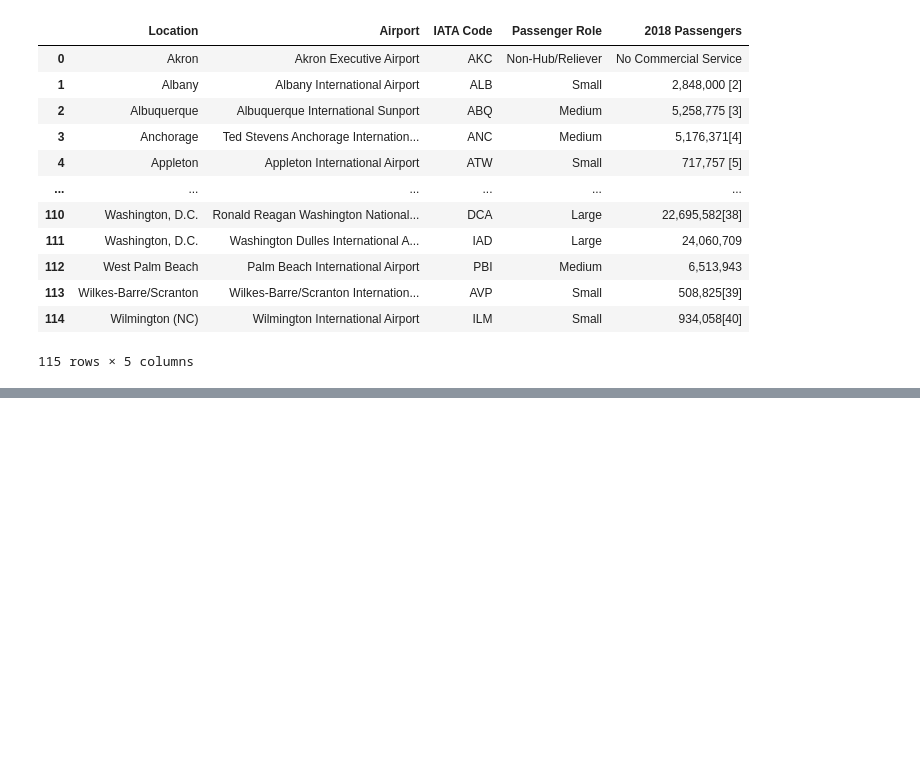
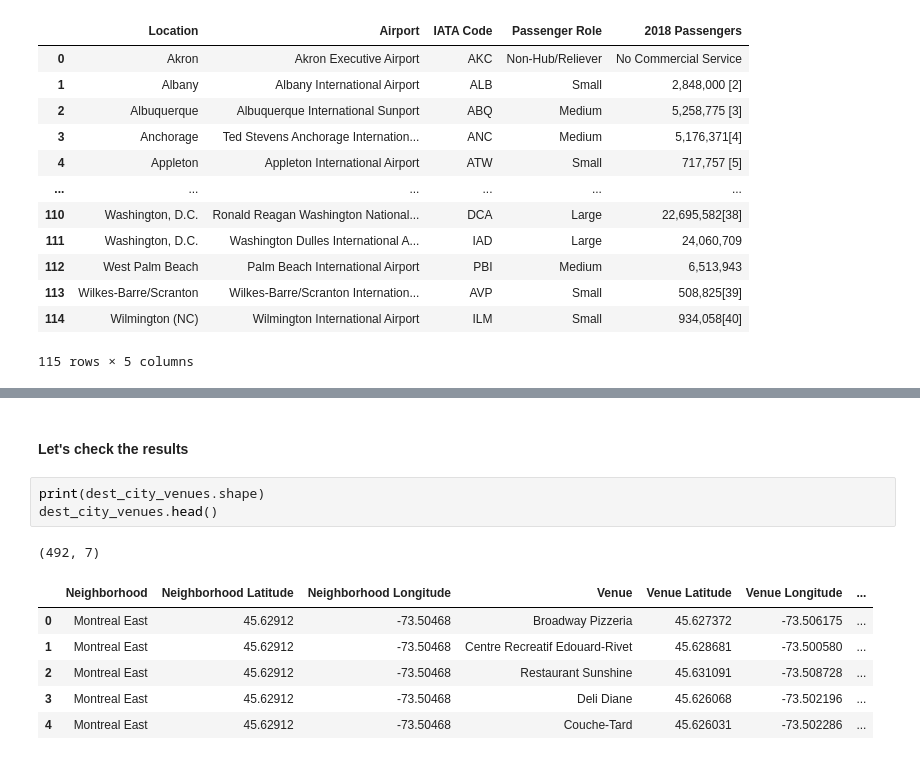
Before and after one commit to caos21/Coursera_Capstone, a Jupyter notebook: capstone-project-data.ipynb, the cells around one changed output, grey strips where cells are left out. Cells and saved outputs as stored; diff of their text form; blank space fills up the shorter version.

```diff
--- a/capstone-project-data.ipynb
+++ b/capstone-project-data.ipynb
@@ -206,0 +521,13 @@ c2_airports_df
+# %% [markdown]
+#### Let's check the results
+# %%
+print(dest_city_venues.shape)
+dest_city_venues.head()
+# %% [output]
+(492, 7)
+|  | Neighborhood | Neighborhood Latitude | Neighborhood Longitude | Venue | Venue Latitude | Venue Longitude | ... |
+| 0 | Montreal East | 45.62912 | -73.50468 | Broadway Pizzeria | 45.627372 | -73.506175 | ... |
+| 1 | Montreal East | 45.62912 | -73.50468 | Centre Recreatif Edouard-Rivet | 45.628681 | -73.500580 | ... |
+| 2 | Montreal East | 45.62912 | -73.50468 | Restaurant Sunshine | 45.631091 | -73.508728 | ... |
+| 3 | Montreal East | 45.62912 | -73.50468 | Deli Diane | 45.626068 | -73.502196 | ... |
+| 4 | Montreal East | 45.62912 | -73.50468 | Couche-Tard | 45.626031 | -73.502286 | ... |
```
Also changed, not shown: parts of 47 cells of this notebook, 1 other file.
